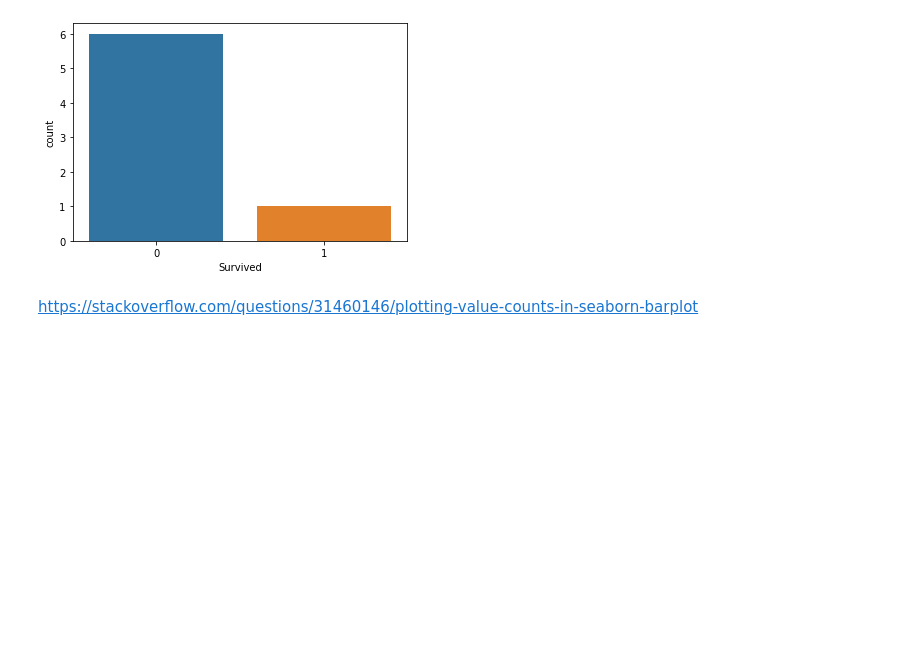
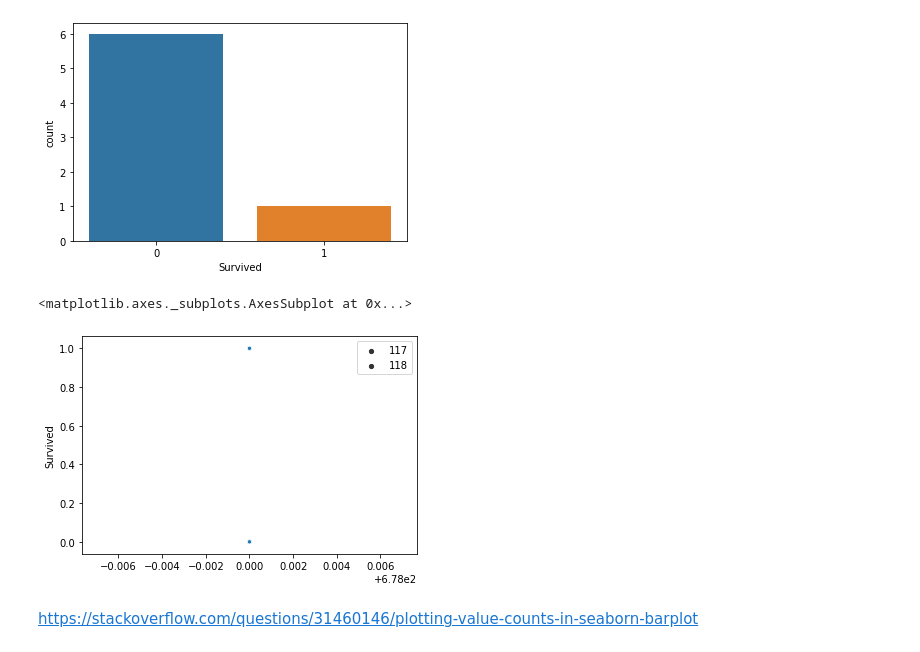
Before and after one commit to kailastone/kaggle_competitions, a Jupyter notebook: Titanic/Titanic EDA.ipynb, the cells around one changed output. Drawn from its saved outputs; the diff is of its cells as text; code cells hidden in the pictures; blank space fills up the shorter version.

Commit message:
Scatterplots

```diff
--- a/Titanic/Titanic EDA.ipynb
+++ b/Titanic/Titanic EDA.ipynb
@@ -162,6 +162,13 @@ sns.countplot(data=train_data.Survived, x=parch_count)
 # %% [output]
 <matplotlib.axes._subplots.AxesSubplot at 0x...>
 [figure]
+# %%
+sns.scatterplot(x=parch_count[0],
+                y=train_data.Survived,
+                size=parch_count[1])
+# %% [output]
+<matplotlib.axes._subplots.AxesSubplot at 0x...>
+[figure, added]
 # %% [markdown]
 https://stackoverflow.com/questions/31460146/plotting-value-counts-in-seaborn-barplot
 # %%
```
